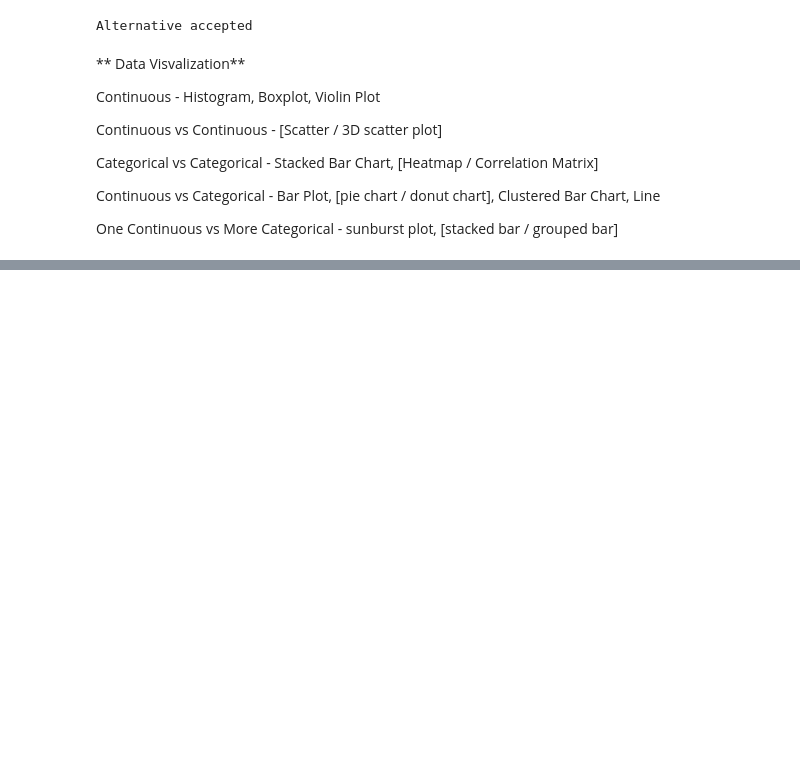
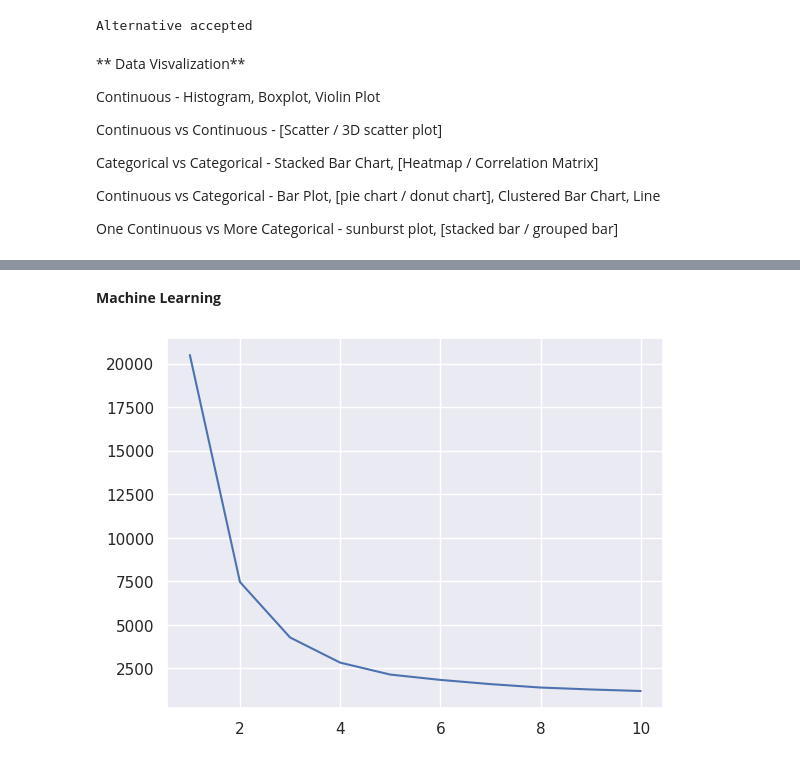
Before and after one commit to SabithaKarthik/Data-Analysis, a Jupyter notebook: TipsDataset.ipynb, the cells around one changed output, grey strips where cells are left out. Cells and saved outputs as stored; diff of their text form; code cells hidden in the pictures; blank space fills up the shorter version.

```diff
--- a/TipsDataset.ipynb
+++ b/TipsDataset.ipynb
@@ -226,0 +229,8 @@ fig.show()
+# %%
+# Replacing categorical values with numerical equivalents
+from sklearn.preprocessing import OrdinalEncoder
+df.sex=OrdinalEncoder().fit_transform(df[["sex"]])
+df['smoker'] = df['smoker'].map({'No': 201, 'Yes': 202})
+df['day'] = df['day'].replace({'Sun': 301, 'Thur': 302, 'Fri': 303, 'Sat' : 304})
+df.time=OrdinalEncoder().fit_transform(df[["time"]])
+df
@@ -226,0 +251,2 @@ fig.show()
+# %% [markdown]
+**Machine Learning**
@@ -226,0 +255,12 @@ fig.show()
+# %%
+tip_wcss=[]
+for i in range(1,50):
+  model=KMeans(i)
+  model.fit(df)
+  tip_wcss.append(model.inertia_)
+# %%
+sns.set()
+plt.plot(range(1,11),tip_wcss[0:10])
+plt.show()
+# %% [output]
+[figure, added]
```
Also changed, not shown: parts of 6 cells of this notebook.
